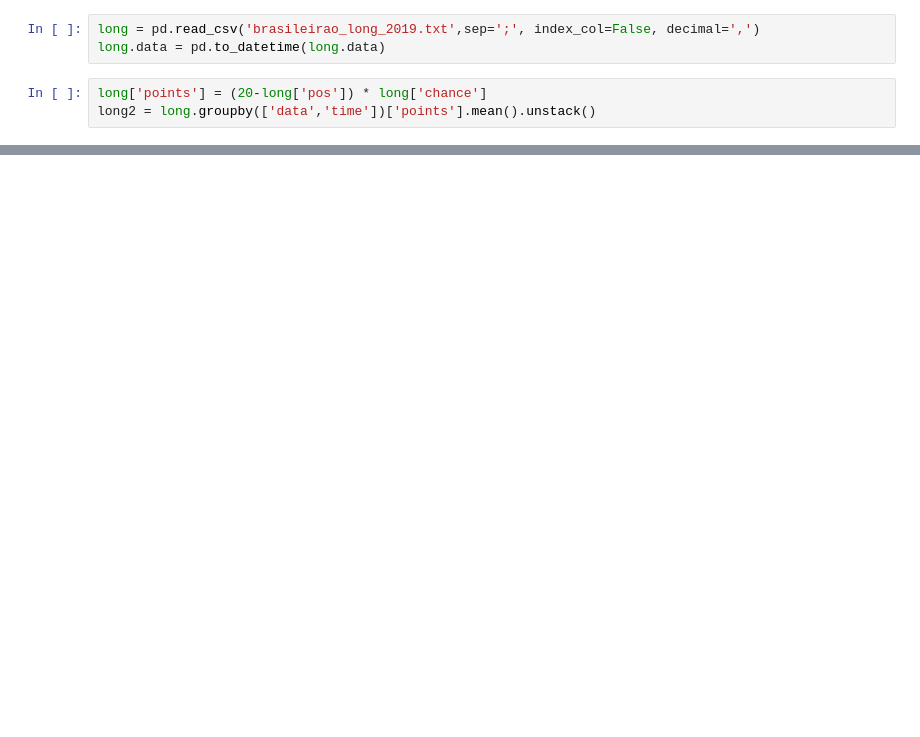
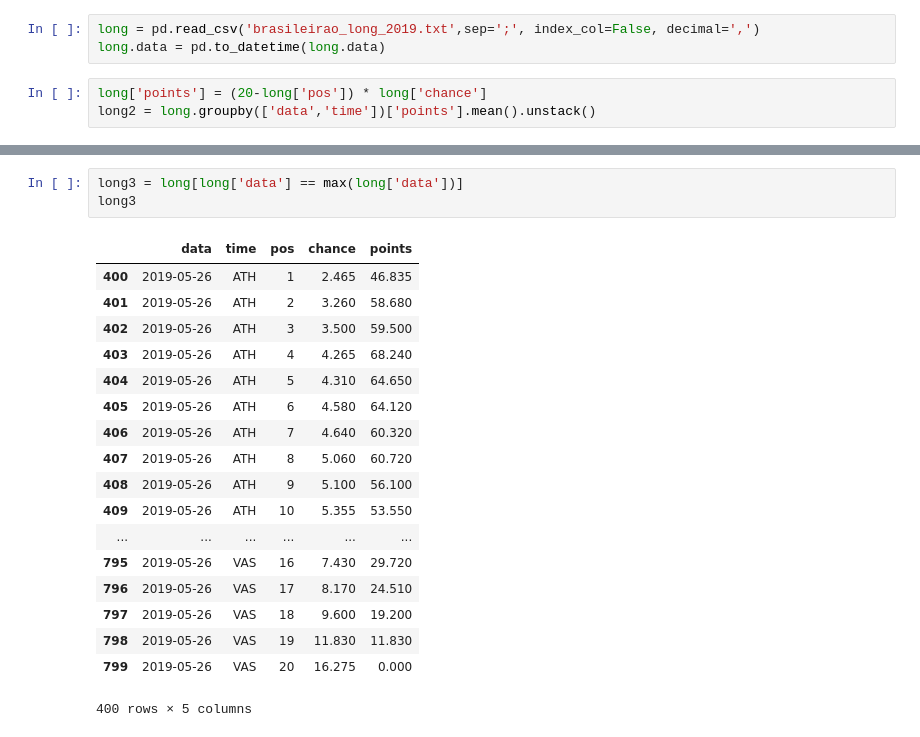
Before and after one commit to lfkopp/brasileirao, a Jupyter notebook: graphs.ipynb, the cells around one changed output, grey strips where cells are left out. Drawn from its saved outputs; the diff is of its cells as text; blank space fills up the shorter version.

```diff
--- a/graphs.ipynb
+++ b/graphs.ipynb
@@ -45,0 +75,22 @@ long2.sort_values(long2.columns.max()).plot(kind='barh',stacked=False,figsize=(1
+# %%
+long3 = long[long['data'] == max(long['data'])]
+long3
+# %% [output]
+|  | data | time | pos | chance | points |
+| 400 | 2019-05-26 | ATH | 1 | 2.465 | 46.835 |
+| 401 | 2019-05-26 | ATH | 2 | 3.260 | 58.680 |
+| 402 | 2019-05-26 | ATH | 3 | 3.500 | 59.500 |
+| 403 | 2019-05-26 | ATH | 4 | 4.265 | 68.240 |
+| 404 | 2019-05-26 | ATH | 5 | 4.310 | 64.650 |
+| 405 | 2019-05-26 | ATH | 6 | 4.580 | 64.120 |
+| 406 | 2019-05-26 | ATH | 7 | 4.640 | 60.320 |
+| 407 | 2019-05-26 | ATH | 8 | 5.060 | 60.720 |
+| 408 | 2019-05-26 | ATH | 9 | 5.100 | 56.100 |
+| 409 | 2019-05-26 | ATH | 10 | 5.355 | 53.550 |
+| ... | ... | ... | ... | ... | ... |
+| 795 | 2019-05-26 | VAS | 16 | 7.430 | 29.720 |
+| 796 | 2019-05-26 | VAS | 17 | 8.170 | 24.510 |
+| 797 | 2019-05-26 | VAS | 18 | 9.600 | 19.200 |
+| 798 | 2019-05-26 | VAS | 19 | 11.830 | 11.830 |
+| 799 | 2019-05-26 | VAS | 20 | 16.275 | 0.000 |
+400 rows × 5 columns
```
Also changed, not shown: parts of 8 cells of this notebook, 16 other files.
